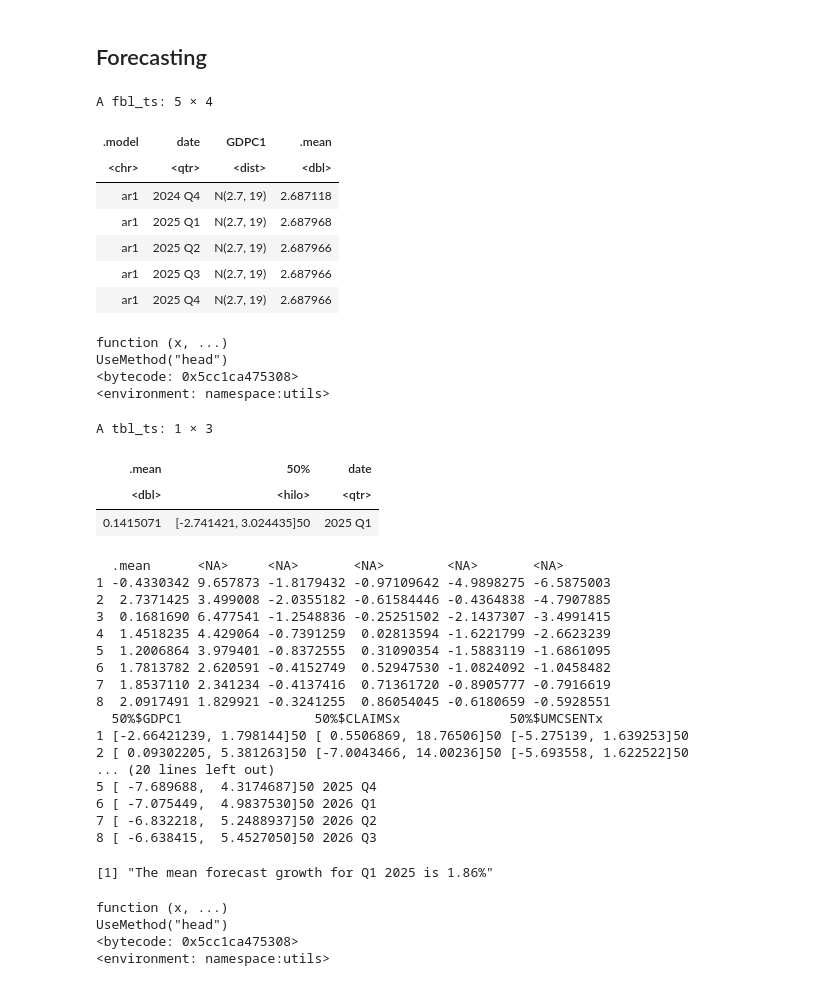
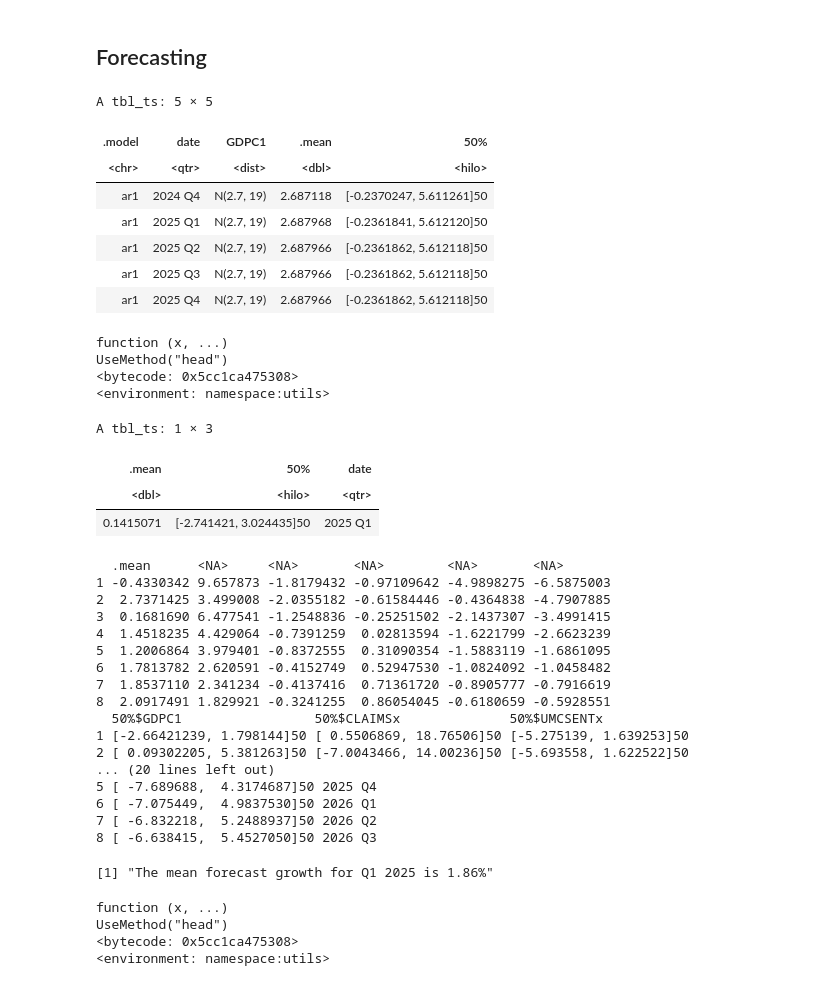
Before and after one commit to jack-gin/databustersteam33, a Jupyter notebook: NUS_DSESC_DATABUSTERS_33.ipynb, the cells around one changed output. Saved outputs shown, nothing was run; the diff lists cells and outputs as text; code cells hidden in the pictures.

```diff
--- a/NUS_DSESC_DATABUSTERS_33.ipynb
+++ b/NUS_DSESC_DATABUSTERS_33.ipynb
@@ -245,7 +247,8 @@ ar1 <-transformed %>%
 
 ar1_fc <- ar1 %>%
   fabletools::forecast(h=5)
-ar1_fc
+ar1_fc %>%
+  hilo(50)
 
 
 ### ARDL using direct h-step forecasting
@@ -267,41 +270,41 @@ future_data1 <- new_data(transformed, n = 1, keep_all=TRUE) %>%
     ANDENOx_lag3 = last_obs$ANDENOx_lag2[3],
     GS10TB3Mx_lag2 = last_obs$GS10TB3Mx_lag1[3],
     GS10TB3Mx_lag3 = last_obs$GS10TB3Mx_lag2[3],
     UMCSENTx_lag2 = last_obs$UMCSENTx_lag1[3],
     UMCSENTx_lag3 = last_obs$UMCSENTx_lag2[3],
     UMCSENTx_lag4 = last_obs$UMCSENTx_lag3[3],
     UMCSENTx_lag5 = last_obs$UMCSENTx_lag4[3],
     HOUST_lag2 = last_obs$HOUST_lag1[3],
     HOUST_lag3 = last_obs$HOUST_lag2[3],
     HOUST_lag4 = last_obs$HOUST_lag3[3],
   )
 head
 q1_ardl <- transformed_ardl %>%
   model(TSLM(GDPC1 ~ GDPC1_lag2 + CLAIMSx_lag2 + CLAIMSx_lag3 + CLAIMSx_lag4 + CLAIMSx_lag5 + ANDENOx_lag2 + ANDENOx_lag3 + GS10TB3Mx_lag2 + GS10TB3Mx_lag3 + UMCSENTx_lag2 + UMCSENTx_lag3 + UMCSENTx_lag4 + UMCSENTx_lag5 + HOUST_lag2 + HOUST_lag3 + HOUST_lag4))
 ardl_fc_q1 <- q1_ardl %>%
   fabletools::forecast(future_data1)
 hilo(ardl_fc_q1, 50) %>%
   dplyr::select(.mean, '50%')
 
 ### VAR
 var_fc <- transformed %>%
   model(var1 = VAR(vars(GDPC1, CLAIMSx, UMCSENTx, GS10TB3Mx, ANDENOx, HOUST) ~ AR(2))) %>%
   fabletools::forecast()
 
 hilo(var_fc, 50) %>%
   dplyr::select(.mean, '50%')
 
 mean_forecast_q1 <- (ar1_fc[2,4] + var_fc[[4]][2] + ardl_fc_q1[4])/3
 print(sprintf("The mean forecast growth for Q1 2025 is %s%%", round(mean_forecast_q1,2)))
 # %% [output]
-A fbl_ts: 5 × 4
+A tbl_ts: 5 × 5
-| .model | date | GDPC1 | .mean |
-| <chr> | <qtr> | <dist> | <dbl> |
-| ar1 | 2024 Q4 | N(2.7, 19) | 2.687118 |
-| ar1 | 2025 Q1 | N(2.7, 19) | 2.687968 |
-| ar1 | 2025 Q2 | N(2.7, 19) | 2.687966 |
-| ar1 | 2025 Q3 | N(2.7, 19) | 2.687966 |
-| ar1 | 2025 Q4 | N(2.7, 19) | 2.687966 |
+| .model | date | GDPC1 | .mean | 50% |
+| <chr> | <qtr> | <dist> | <dbl> | <hilo> |
+| ar1 | 2024 Q4 | N(2.7, 19) | 2.687118 | [-0.2370247, 5.611261]50 |
+| ar1 | 2025 Q1 | N(2.7, 19) | 2.687968 | [-0.2361841, 5.612120]50 |
+| ar1 | 2025 Q2 | N(2.7, 19) | 2.687966 | [-0.2361862, 5.612118]50 |
+| ar1 | 2025 Q3 | N(2.7, 19) | 2.687966 | [-0.2361862, 5.612118]50 |
+| ar1 | 2025 Q4 | N(2.7, 19) | 2.687966 | [-0.2361862, 5.612118]50 |
 function (x, ...)
 UseMethod("head")
 <bytecode: 0x5cc1ca475308>
```
Also changed, not shown: parts of 2 cells of this notebook.
